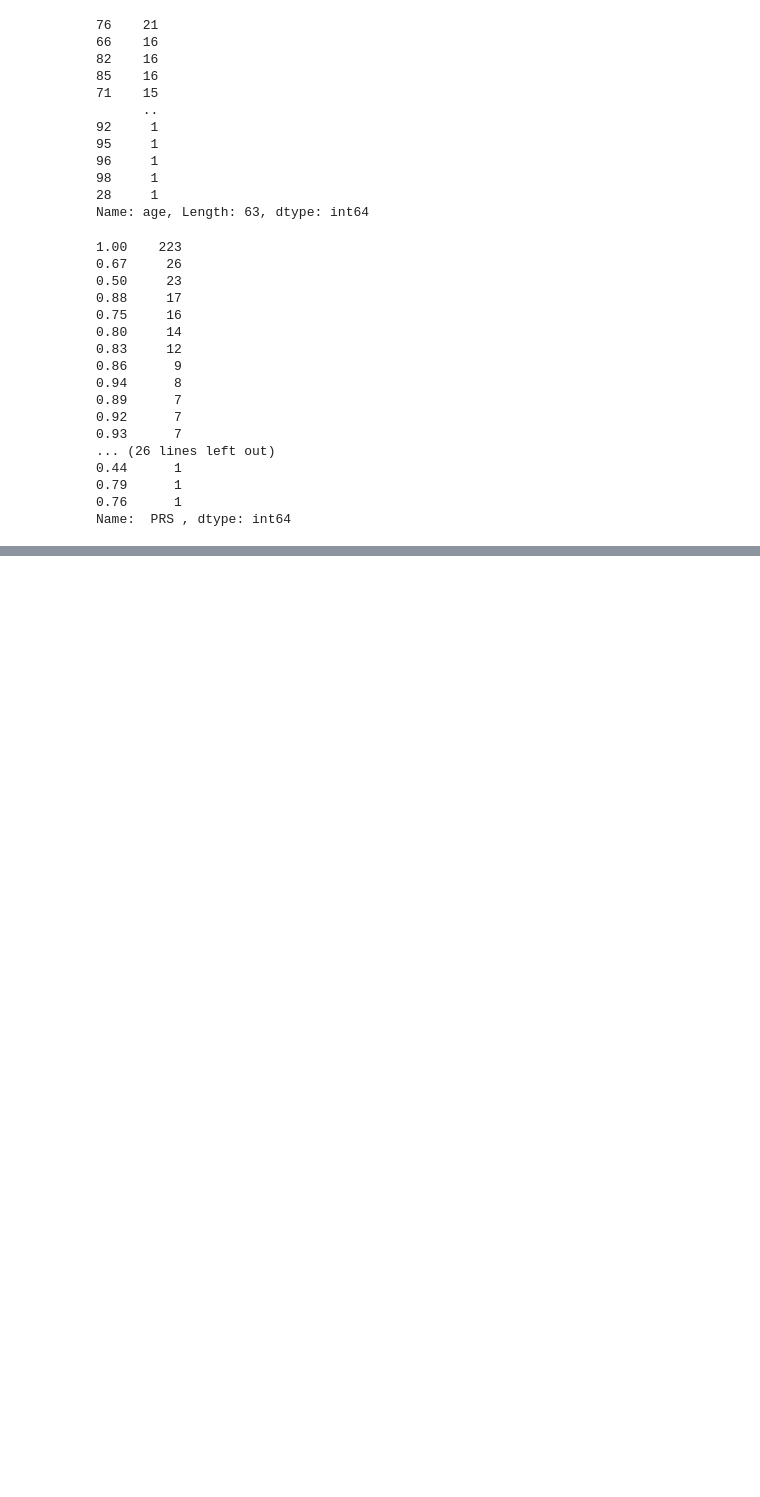
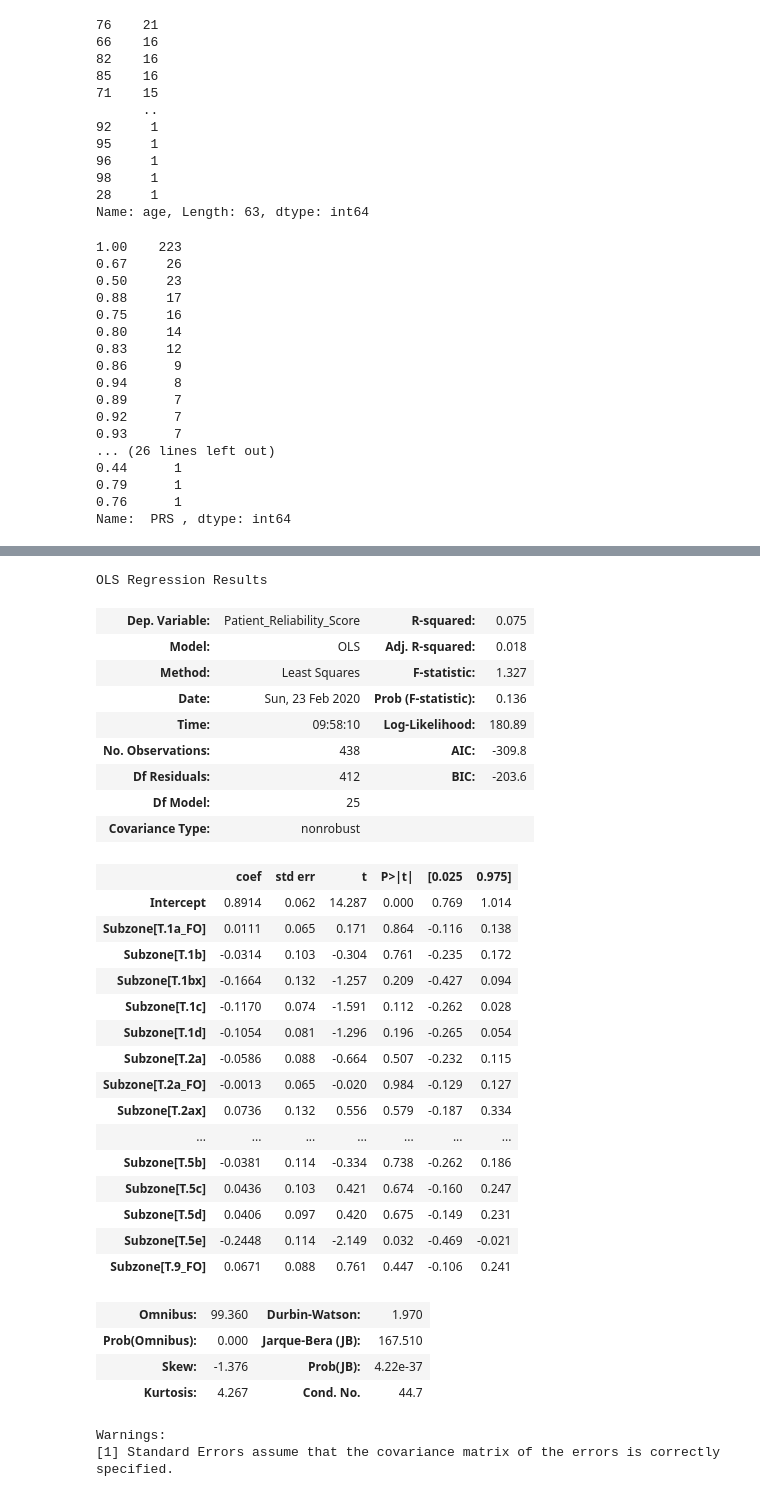
Before and after one commit to ThoaShook/Analyst_Test_Tasks, a Jupyter notebook: Tapestry_Patient_Analysis/Tapestry_Patients_Analysis.ipynb, the cells around one changed output, grey strips where cells are left out. Drawn from its saved outputs; the diff is of its cells as text; code cells hidden in the pictures; blank space fills up the shorter version.

```diff
--- a/Tapestry_Patient_Analysis/Tapestry_Patients_Analysis.ipynb
+++ b/Tapestry_Patient_Analysis/Tapestry_Patients_Analysis.ipynb
@@ -341,0 +426,37 @@ strong multicollinearity or other numerical problems.
+# %%
+model5 = ols(formula = 'Patient_Reliability_Score ~ Subzone',
+          data = df).fit()
+model5.summary()
+# %% [output]
+OLS Regression Results
+| Dep. Variable: | Patient_Reliability_Score | R-squared: | 0.075 |
+| Model: | OLS | Adj. R-squared: | 0.018 |
+| Method: | Least Squares | F-statistic: | 1.327 |
+| Date: | Sun, 23 Feb 2020 | Prob (F-statistic): | 0.136 |
+| Time: | 09:58:10 | Log-Likelihood: | 180.89 |
+| No. Observations: | 438 | AIC: | -309.8 |
+| Df Residuals: | 412 | BIC: | -203.6 |
+| Df Model: | 25 |  |  |
+| Covariance Type: | nonrobust |  |  |
+|  | coef | std err | t | P>|t| | [0.025 | 0.975] |
+| Intercept | 0.8914 | 0.062 | 14.287 | 0.000 | 0.769 | 1.014 |
+| Subzone[T.1a_FO] | 0.0111 | 0.065 | 0.171 | 0.864 | -0.116 | 0.138 |
+| Subzone[T.1b] | -0.0314 | 0.103 | -0.304 | 0.761 | -0.235 | 0.172 |
+| Subzone[T.1bx] | -0.1664 | 0.132 | -1.257 | 0.209 | -0.427 | 0.094 |
+| Subzone[T.1c] | -0.1170 | 0.074 | -1.591 | 0.112 | -0.262 | 0.028 |
+| Subzone[T.1d] | -0.1054 | 0.081 | -1.296 | 0.196 | -0.265 | 0.054 |
+| Subzone[T.2a] | -0.0586 | 0.088 | -0.664 | 0.507 | -0.232 | 0.115 |
+| Subzone[T.2a_FO] | -0.0013 | 0.065 | -0.020 | 0.984 | -0.129 | 0.127 |
+| Subzone[T.2ax] | 0.0736 | 0.132 | 0.556 | 0.579 | -0.187 | 0.334 |
+| ... | ... | ... | ... | ... | ... | ... |
+| Subzone[T.5b] | -0.0381 | 0.114 | -0.334 | 0.738 | -0.262 | 0.186 |
+| Subzone[T.5c] | 0.0436 | 0.103 | 0.421 | 0.674 | -0.160 | 0.247 |
+| Subzone[T.5d] | 0.0406 | 0.097 | 0.420 | 0.675 | -0.149 | 0.231 |
+| Subzone[T.5e] | -0.2448 | 0.114 | -2.149 | 0.032 | -0.469 | -0.021 |
+| Subzone[T.9_FO] | 0.0671 | 0.088 | 0.761 | 0.447 | -0.106 | 0.241 |
+| Omnibus: | 99.360 | Durbin-Watson: | 1.970 |
+| Prob(Omnibus): | 0.000 | Jarque-Bera (JB): | 167.510 |
+| Skew: | -1.376 | Prob(JB): | 4.22e-37 |
+| Kurtosis: | 4.267 | Cond. No. | 44.7 |
+Warnings:
+[1] Standard Errors assume that the covariance matrix of the errors is correctly specified.
```
Also changed, not shown: parts of 10 cells of this notebook.
